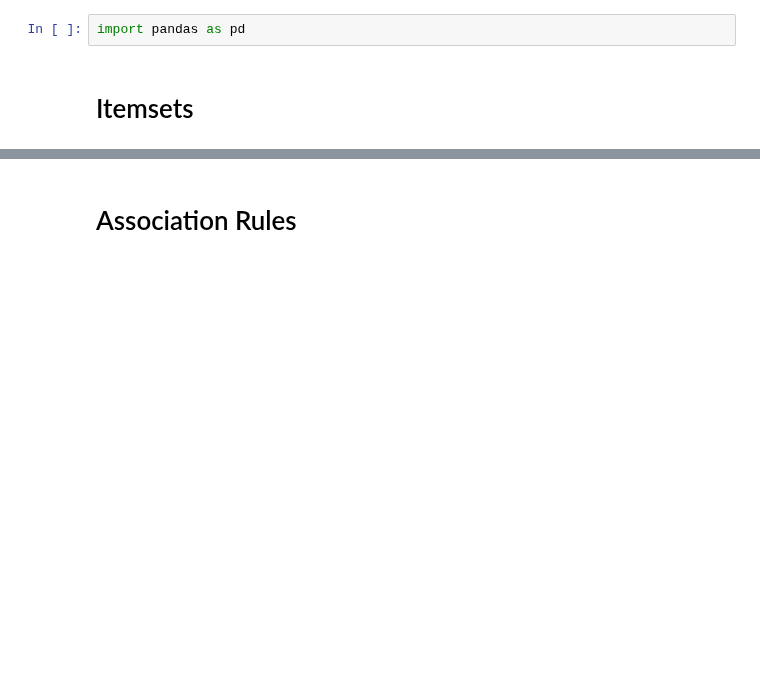
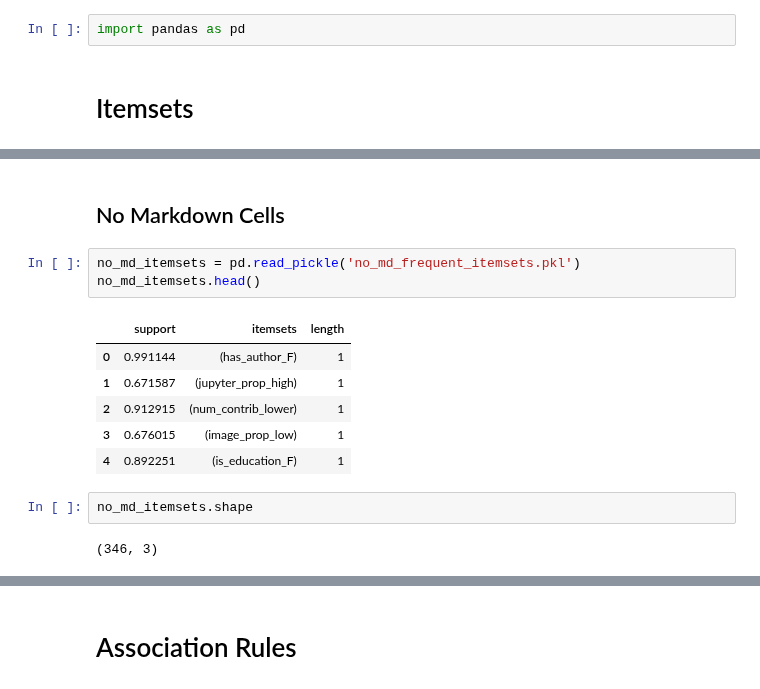
Before and after one commit to Isabel-Gan/quantifying-notebook-features, a Jupyter notebook: output/complete-runs/analysis/rule-mining/rule-mining-analysis.ipynb, the cells around one changed output, grey strips where cells are left out. Saved outputs shown, nothing was run; the diff lists cells and outputs as text; blank space fills up the shorter version.

```diff
--- a/output/complete-runs/analysis/rule-mining/rule-mining-analysis.ipynb
+++ b/output/complete-runs/analysis/rule-mining/rule-mining-analysis.ipynb
@@ -6,0 +35,16 @@ import pandas as pd
+# %% [markdown]
+## No Markdown Cells
+# %%
+no_md_itemsets = pd.read_pickle('no_md_frequent_itemsets.pkl')
+no_md_itemsets.head()
+# %% [output]
+|  | support | itemsets | length |
+| 0 | 0.991144 | (has_author_F) | 1 |
+| 1 | 0.671587 | (jupyter_prop_high) | 1 |
+| 2 | 0.912915 | (num_contrib_lower) | 1 |
+| 3 | 0.676015 | (image_prop_low) | 1 |
+| 4 | 0.892251 | (is_education_F) | 1 |
+# %%
+no_md_itemsets.shape
+# %% [output]
+(346, 3)
```
Also changed, not shown: parts of 9 cells of this notebook, 5 other files.
